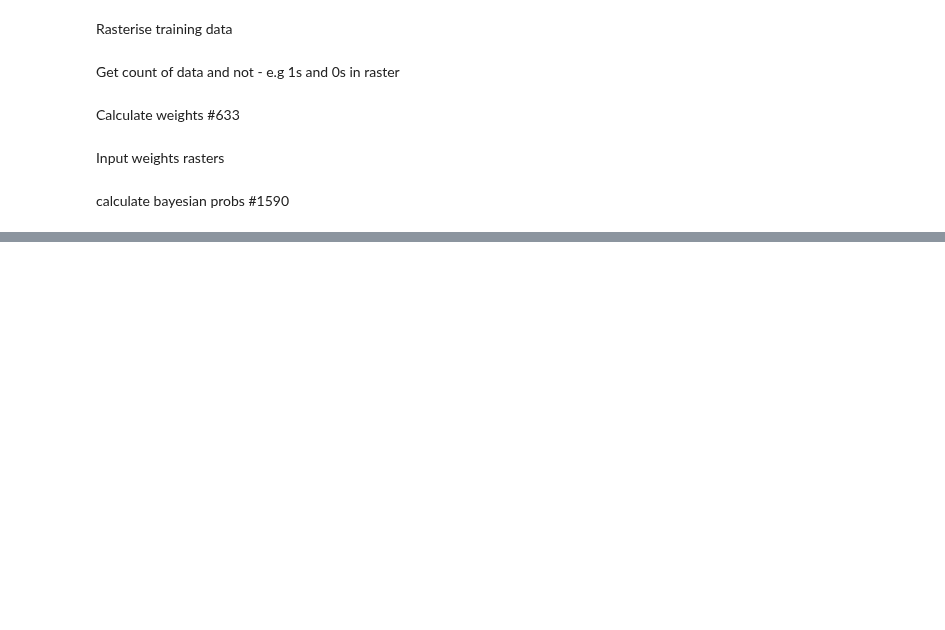
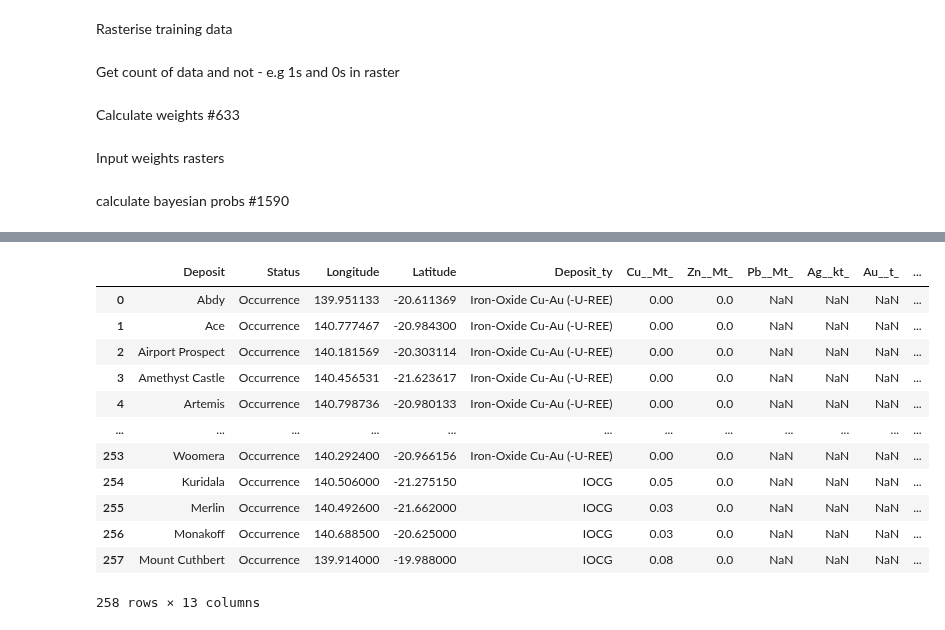
Before and after one commit to RichardScottOZ/Simple-Weights-of-Evidence, a Jupyter notebook: WoE-Test.ipynb, the cells around one changed output, grey strips where cells are left out. Cells and saved outputs as stored; diff of their text form; code cells hidden in the pictures; blank space fills up the shorter version.

```diff
--- a/WoE-Test.ipynb
+++ b/WoE-Test.ipynb
@@ -124,0 +127,16 @@ for d in data:
+# %%
+iocg
+# %% [output]
+|  | Deposit | Status | Longitude | Latitude | Deposit_ty | Cu__Mt_ | Zn__Mt_ | Pb__Mt_ | Ag__kt_ | Au__t_ | ... |
+| 0 | Abdy | Occurrence | 139.951133 | -20.611369 | Iron-Oxide Cu-Au (-U-REE) | 0.00 | 0.0 | NaN | NaN | NaN | ... |
+| 1 | Ace | Occurrence | 140.777467 | -20.984300 | Iron-Oxide Cu-Au (-U-REE) | 0.00 | 0.0 | NaN | NaN | NaN | ... |
+| 2 | Airport Prospect | Occurrence | 140.181569 | -20.303114 | Iron-Oxide Cu-Au (-U-REE) | 0.00 | 0.0 | NaN | NaN | NaN | ... |
+| 3 | Amethyst Castle | Occurrence | 140.456531 | -21.623617 | Iron-Oxide Cu-Au (-U-REE) | 0.00 | 0.0 | NaN | NaN | NaN | ... |
+| 4 | Artemis | Occurrence | 140.798736 | -20.980133 | Iron-Oxide Cu-Au (-U-REE) | 0.00 | 0.0 | NaN | NaN | NaN | ... |
+| ... | ... | ... | ... | ... | ... | ... | ... | ... | ... | ... | ... |
+| 253 | Woomera | Occurrence | 140.292400 | -20.966156 | Iron-Oxide Cu-Au (-U-REE) | 0.00 | 0.0 | NaN | NaN | NaN | ... |
+| 254 | Kuridala | Occurrence | 140.506000 | -21.275150 | IOCG | 0.05 | 0.0 | NaN | NaN | NaN | ... |
+| 255 | Merlin | Occurrence | 140.492600 | -21.662000 | IOCG | 0.03 | 0.0 | NaN | NaN | NaN | ... |
+| 256 | Monakoff | Occurrence | 140.688500 | -20.625000 | IOCG | 0.03 | 0.0 | NaN | NaN | NaN | ... |
+| 257 | Mount Cuthbert | Occurrence | 139.914000 | -19.988000 | IOCG | 0.08 | 0.0 | NaN | NaN | NaN | ... |
+258 rows × 13 columns
```
Also changed, not shown: parts of 16 cells of this notebook.
